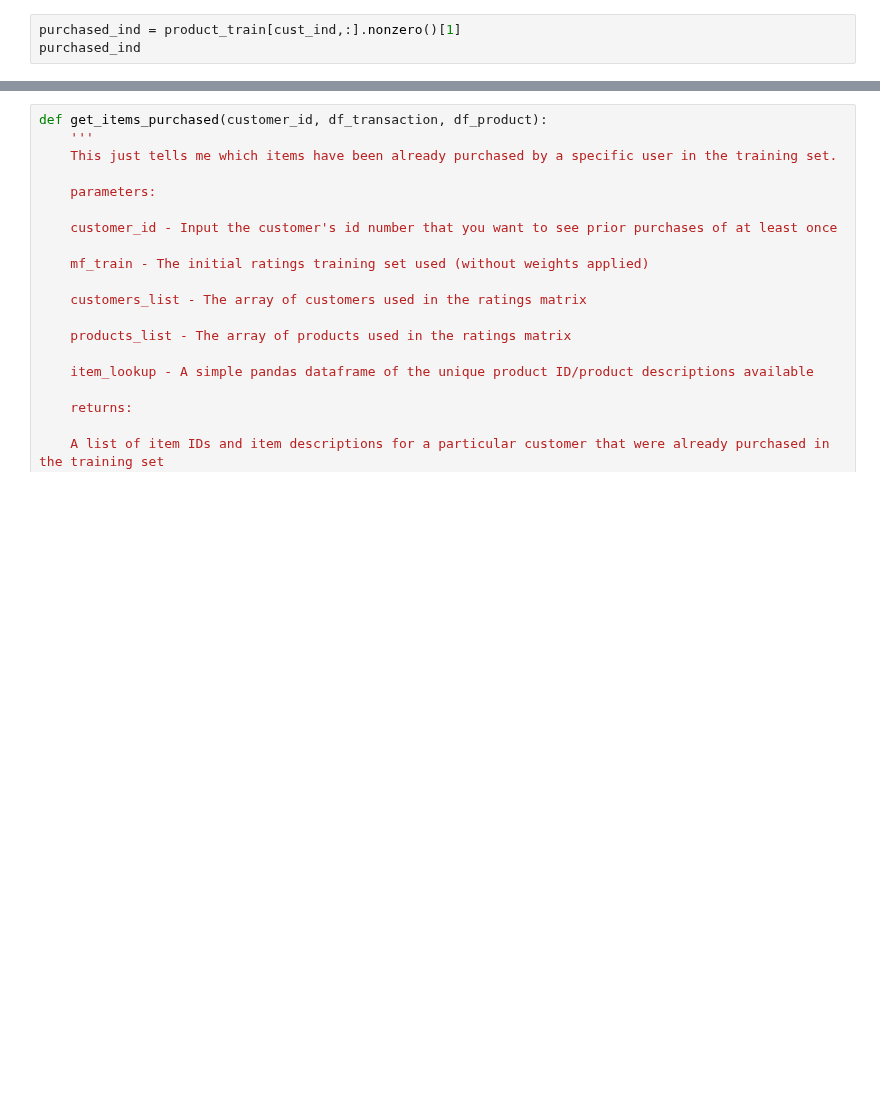
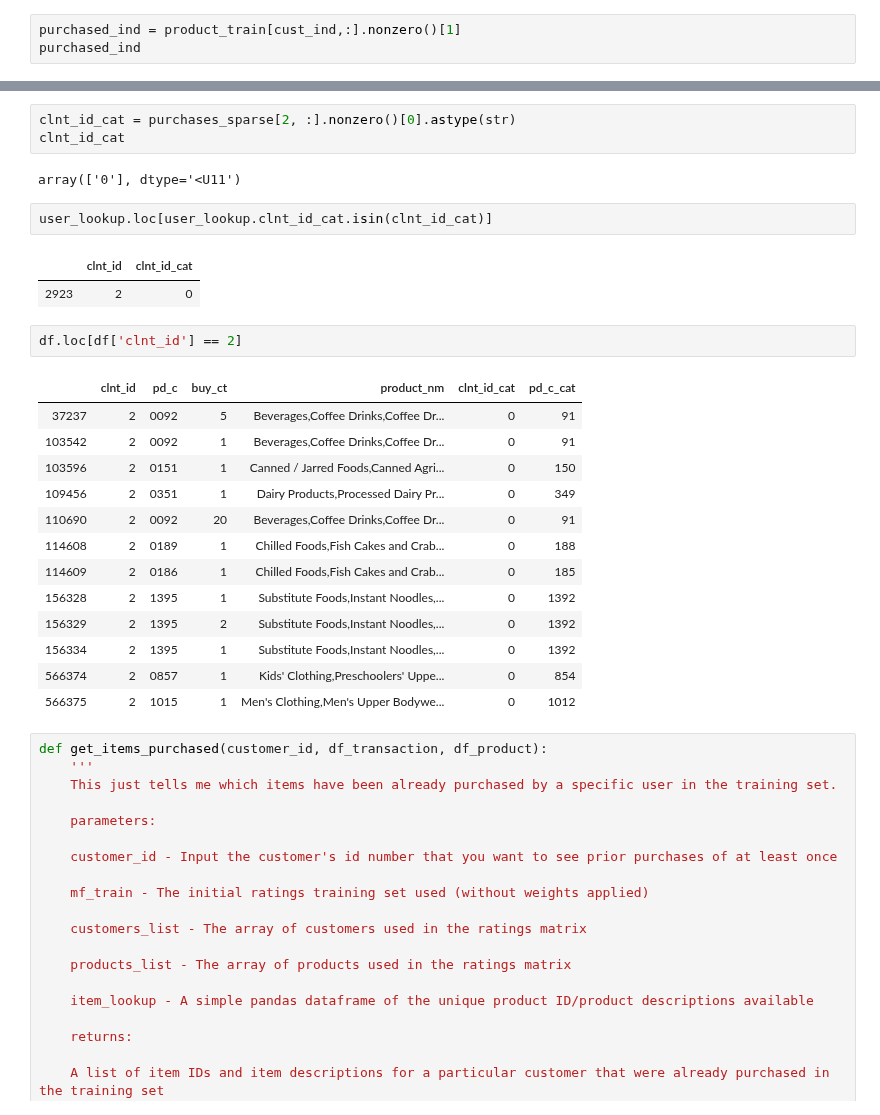
Before and after one commit to hojisu/recommendation-project, a Jupyter notebook: Alternating-Least-Squares-Copy1.ipynb, the cells around one changed output, grey strips where cells are left out. Saved outputs shown, nothing was run; the diff lists cells and outputs as text; blank space fills up the shorter version.

```diff
--- a/Alternating-Least-Squares-Copy1.ipynb
+++ b/Alternating-Least-Squares-Copy1.ipynb
@@ -451,3 +499,29 @@ purchased_ind
+# %%
+clnt_id_cat = purchases_sparse[2, :].nonzero()[0].astype(str)
+clnt_id_cat
+# %% [output]
+array(['0'], dtype='<U11')
+# %%
+user_lookup.loc[user_lookup.clnt_id_cat.isin(clnt_id_cat)]
+# %% [output]
+|  | clnt_id | clnt_id_cat |
+| 2923 | 2 | 0 |
+# %%
+df.loc[df['clnt_id'] == 2]
+# %% [output]
+|  | clnt_id | pd_c | buy_ct | product_nm | clnt_id_cat | pd_c_cat |
+| 37237 | 2 | 0092 | 5 | Beverages,Coffee Drinks,Coffee Dr... | 0 | 91 |
+| 103542 | 2 | 0092 | 1 | Beverages,Coffee Drinks,Coffee Dr... | 0 | 91 |
+| 103596 | 2 | 0151 | 1 | Canned / Jarred Foods,Canned Agri... | 0 | 150 |
+| 109456 | 2 | 0351 | 1 | Dairy Products,Processed Dairy Pr... | 0 | 349 |
+| 110690 | 2 | 0092 | 20 | Beverages,Coffee Drinks,Coffee Dr... | 0 | 91 |
+| 114608 | 2 | 0189 | 1 | Chilled Foods,Fish Cakes and Crab... | 0 | 188 |
+| 114609 | 2 | 0186 | 1 | Chilled Foods,Fish Cakes and Crab... | 0 | 185 |
+| 156328 | 2 | 1395 | 1 | Substitute Foods,Instant Noodles,... | 0 | 1392 |
+| 156329 | 2 | 1395 | 2 | Substitute Foods,Instant Noodles,... | 0 | 1392 |
+| 156334 | 2 | 1395 | 1 | Substitute Foods,Instant Noodles,... | 0 | 1392 |
+| 566374 | 2 | 0857 | 1 | Kids' Clothing,Preschoolers' Uppe... | 0 | 854 |
+| 566375 | 2 | 1015 | 1 | Men's Clothing,Men's Upper Bodywe... | 0 | 1012 |
 # %%
 def get_items_purchased(customer_id, df_transaction, df_product):
     '''
```
Also changed, not shown: parts of 12 cells of this notebook.
